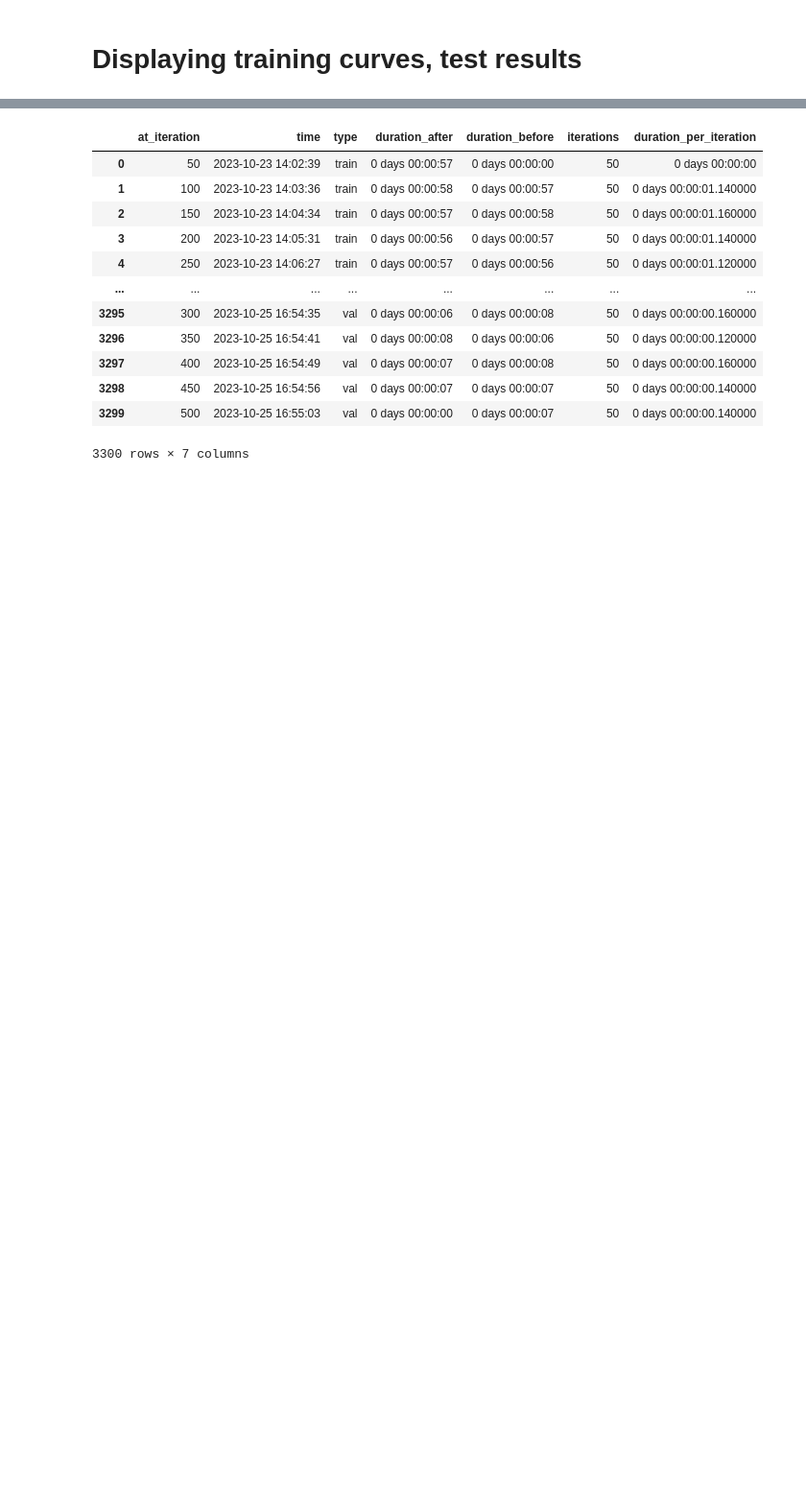
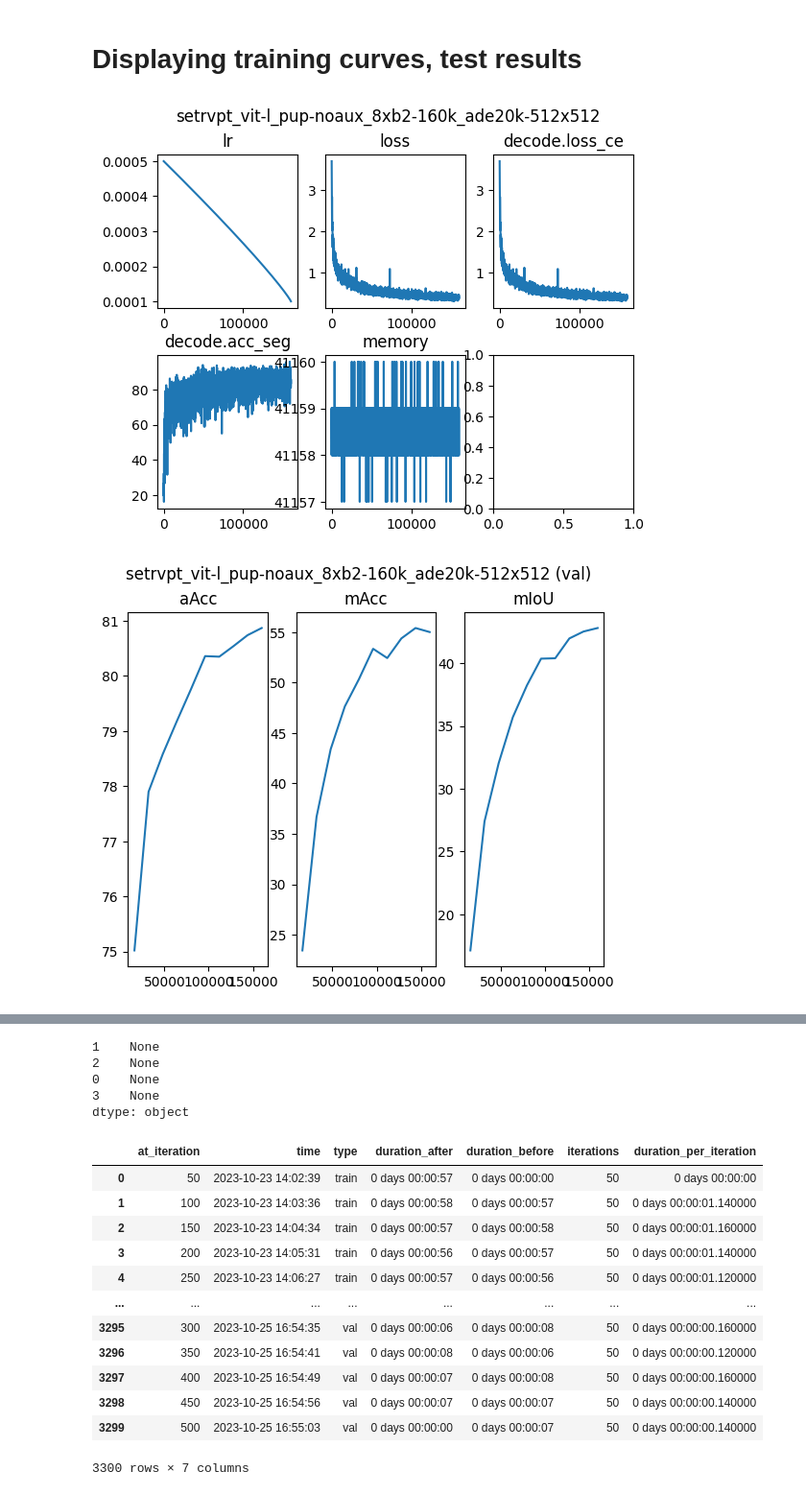
Before and after one commit to DrumsnChocolate/final-project, a Jupyter notebook: implementation/mmsegmentation/work_dirs/results.ipynb, the cells around one changed output, grey strips where cells are left out. Shown: that part at 96% size. Cells and saved outputs as stored; diff of their text form; code cells hidden in the pictures; blank space fills up the shorter version.

```diff
--- a/implementation/mmsegmentation/work_dirs/results.ipynb
+++ b/implementation/mmsegmentation/work_dirs/results.ipynb
@@ -186,2 +187,41 @@ log runs: 10
 # %% [markdown]
 # Displaying training curves, test results
+# %%
+# first, we plot a training curve for each run
+import matplotlib.pyplot as plt
+import numpy as np
+
+def plot_train_run_info(row):
+    train_run_info = row['train_run_info']
+    train_df = pd.DataFrame(train_run_info)
+    # let's just plot the following columns out of curiosity:
+    # lr, loss, decode.loss_ce, decode.acc_seg, memory\
+    fig, axes = plt.subplots(nrows=2, ncols=3, gridspec_kw={"hspace": 0.3})
+    fig.suptitle(row['work_dir'])
+    for i, c in enumerate(['lr', 'loss', 'decode.loss_ce', 'decode.acc_seg', 'memory']):
+        ax = axes[i//3, i%3]
+        ax.plot(train_df['step'], train_df[c])
+        ax.set_title(c)
+    plt.show()
+
+def plot_val_run_info(row):
+    val_run_info = row['val_run_info']
+    val_df = pd.DataFrame(val_run_info)
+    # let's just plot the following columns out of curiosity:
+    # aAcc, mAcc, mIoU
+    fig, axes = plt.subplots(nrows=1, ncols=3, gridspec_kw={"hspace": 0.3})
+    fig.suptitle(f'{row["work_dir"]} (val)')
+    for i, c in enumerate(['aAcc', 'mAcc', 'mIoU']):
+        ax = axes[i]
+        ax.plot(val_df['step'], val_df[c])
+        ax.set_title(c)
+    plt.show()
+
+def plot_run_info(row):
+    plot_train_run_info(row)
+    plot_val_run_info(row)
+
+logs_df.apply(plot_run_info, axis=1)
+# %% [output]
+[figure, added]
+[figure, added]
@@ -188,3 +234,8 @@ log runs: 10
+1    None
+2    None
+0    None
+3    None
+dtype: object
 # %%
 def parse_train_line(line):
     parsed_line = {}
```
Also changed, not shown: parts of 3 cells of this notebook, 2 other files.
